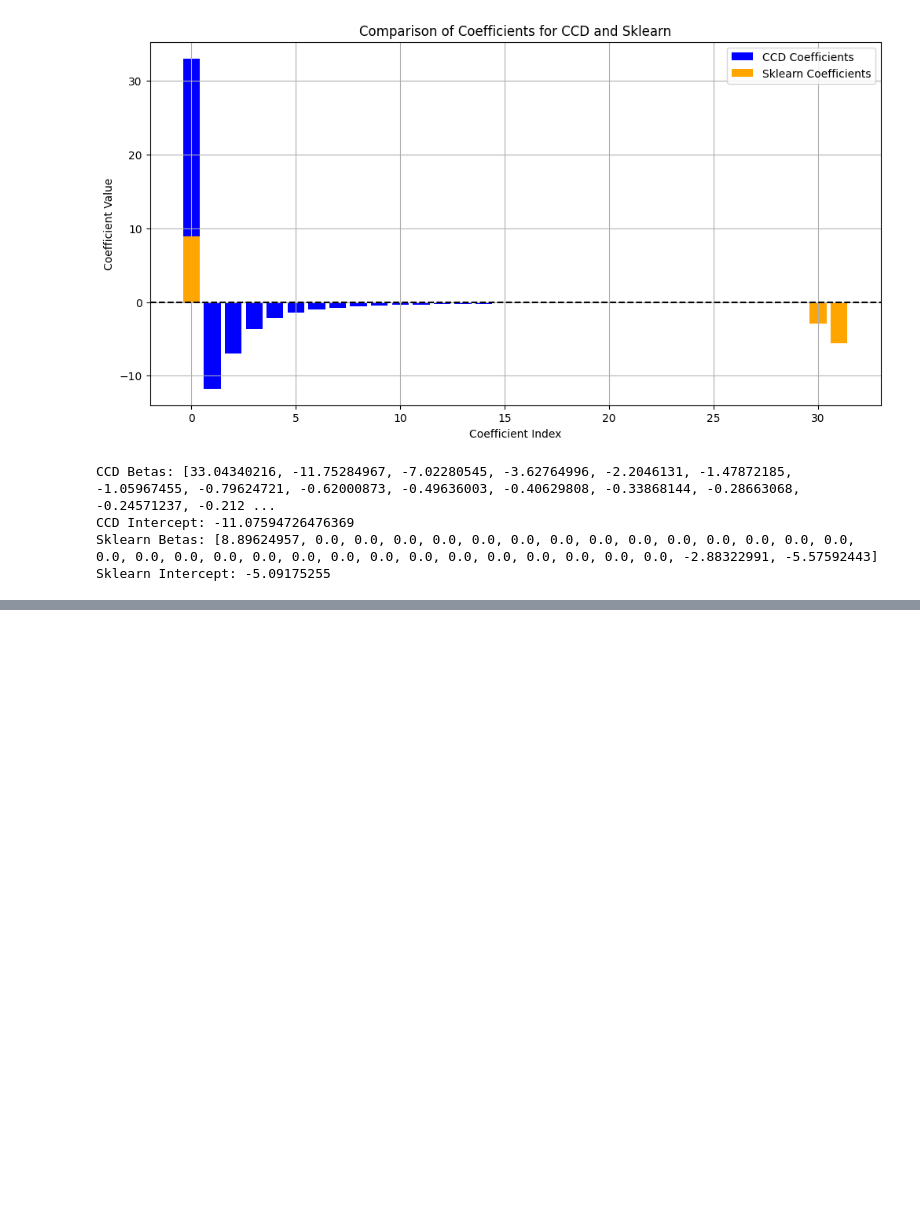
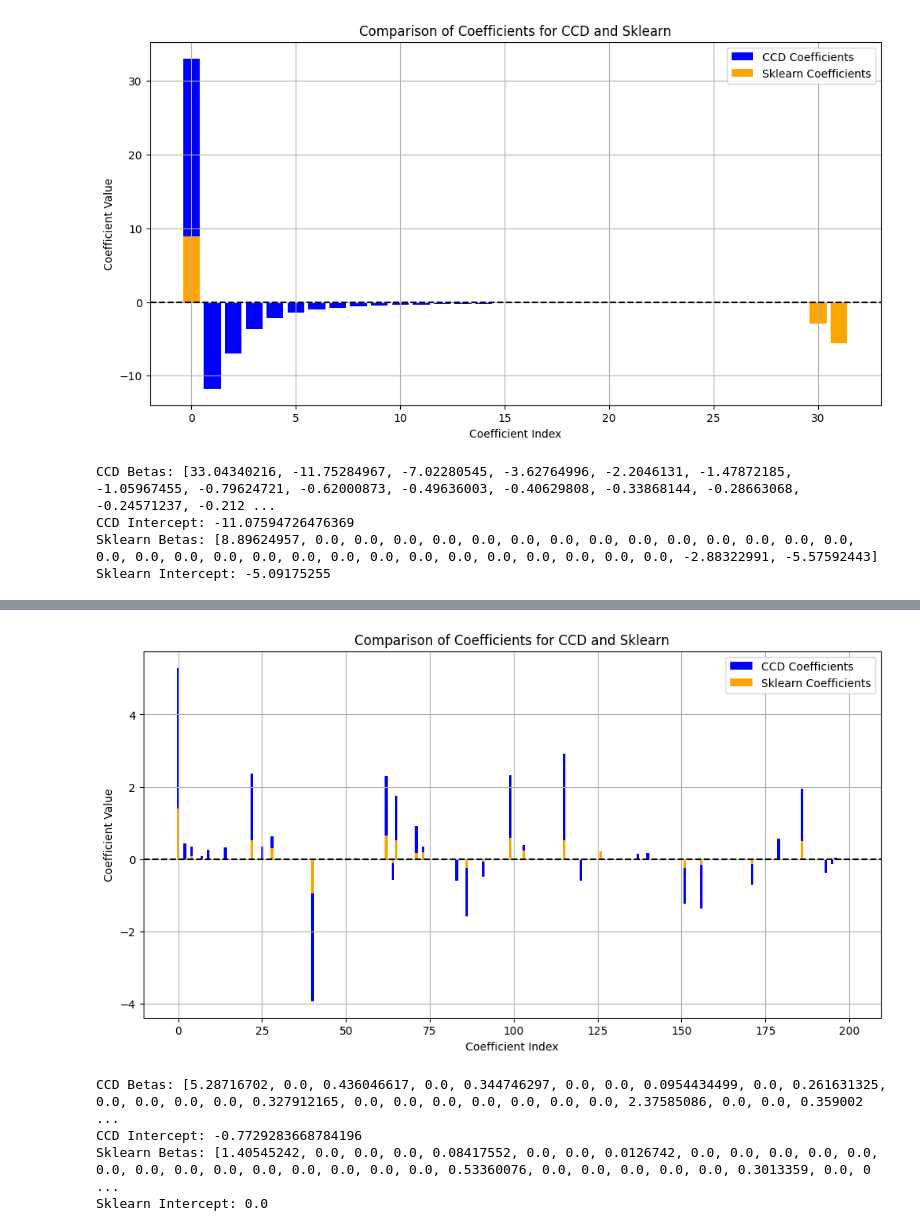
Before and after one commit to szuvarska/LogRegCCD, a Jupyter notebook: src/experiments/SyntheticExperiments_analyses.ipynb, the cells around one changed output, grey strips where cells are left out. Cells and saved outputs as stored; diff of their text form; code cells hidden in the pictures; blank space fills up the shorter version.

```diff
--- a/Experiments.ipynb
+++ b/src/experiments/SyntheticExperiments_analyses.ipynb
@@ -672,0 +755,41 @@ Sklearn Intercept: -5.09175255
+# %%
+data_n_CCD = pd.read_csv("results/synthetic_data_results/LogRegCCD/logregCDD[d grt n]_single.csv")
+data_n_sklearn = pd.read_csv("results/synthetic_data_results/LogRegSklearn/logresSklearn[d grt n]_single.csv")
+data_n_CCD['beta'] = data_n_CCD['beta'].apply(convert_beta_string_to_list)
+data_n_sklearn['Betas'] = data_n_sklearn['Betas'].apply(convert_sklearn_beta_to_list)
+data_n_sklearn['Intercept'] = data_n_sklearn['Intercept'].apply(lambda x: float(x.strip('[]')))
+
+data_n_CCD = data_n_CCD.loc[data_n_CCD['g'] == 0, :]
+data_n_sklearn = data_n_sklearn.loc[data_n_sklearn['g'] == 0, :]
+data_n_CCD = data_n_CCD.loc[data_n_CCD['d'] == 200, :]
+data_n_sklearn = data_n_sklearn.loc[data_n_sklearn['d'] == 200, :]
+
+# Get the coefficients for CCD and sklearn
+ccd_betas = data_n_CCD['beta'].values[1]
+sklearn_betas = data_n_sklearn['Betas'].values[1]
+sklearn_intercept = data_n_sklearn['Intercept'].values[1]
+ccd_intercept = data_n_CCD['intercept'].values[1]
+
+# Create a bar plot for the coefficients
+plt.figure(figsize=(12, 6))
+plt.bar(range(len(ccd_betas)), ccd_betas, alpha=1, label='CCD Coefficients', color='blue')
+plt.bar(range(len(sklearn_betas)), sklearn_betas, alpha=1, label='Sklearn Coefficients', color='orange')
+plt.axhline(y=0, color='k', linestyle='--')
+plt.title('Comparison of Coefficients for CCD and Sklearn')
+plt.xlabel('Coefficient Index')
+plt.ylabel('Coefficient Value')
+plt.legend()
+plt.grid()
+plt.show()
+
+# Print betas and intercepts
+print("CCD Betas:", ccd_betas)
+print("CCD Intercept:", ccd_intercept)
+print("Sklearn Betas:", sklearn_betas)
+print("Sklearn Intercept:", sklearn_intercept)
+# %% [output]
+[figure, added]
+CCD Betas: [5.28716702, 0.0, 0.436046617, 0.0, 0.344746297, 0.0, 0.0, 0.0954434499, 0.0, 0.261631325, 0.0, 0.0, 0.0, 0.0, 0.327912165, 0.0, 0.0, 0.0, 0.0, 0.0, 0.0, 0.0, 2.37585086, 0.0, 0.0, 0.359002 ...
+CCD Intercept: -0.7729283668784196
+Sklearn Betas: [1.40545242, 0.0, 0.0, 0.0, 0.08417552, 0.0, 0.0, 0.0126742, 0.0, 0.0, 0.0, 0.0, 0.0, 0.0, 0.0, 0.0, 0.0, 0.0, 0.0, 0.0, 0.0, 0.0, 0.53360076, 0.0, 0.0, 0.0, 0.0, 0.0, 0.3013359, 0.0, 0 ...
+Sklearn Intercept: 0.0
```
Also changed, not shown: parts of 4 cells of this notebook, 7 other files.
